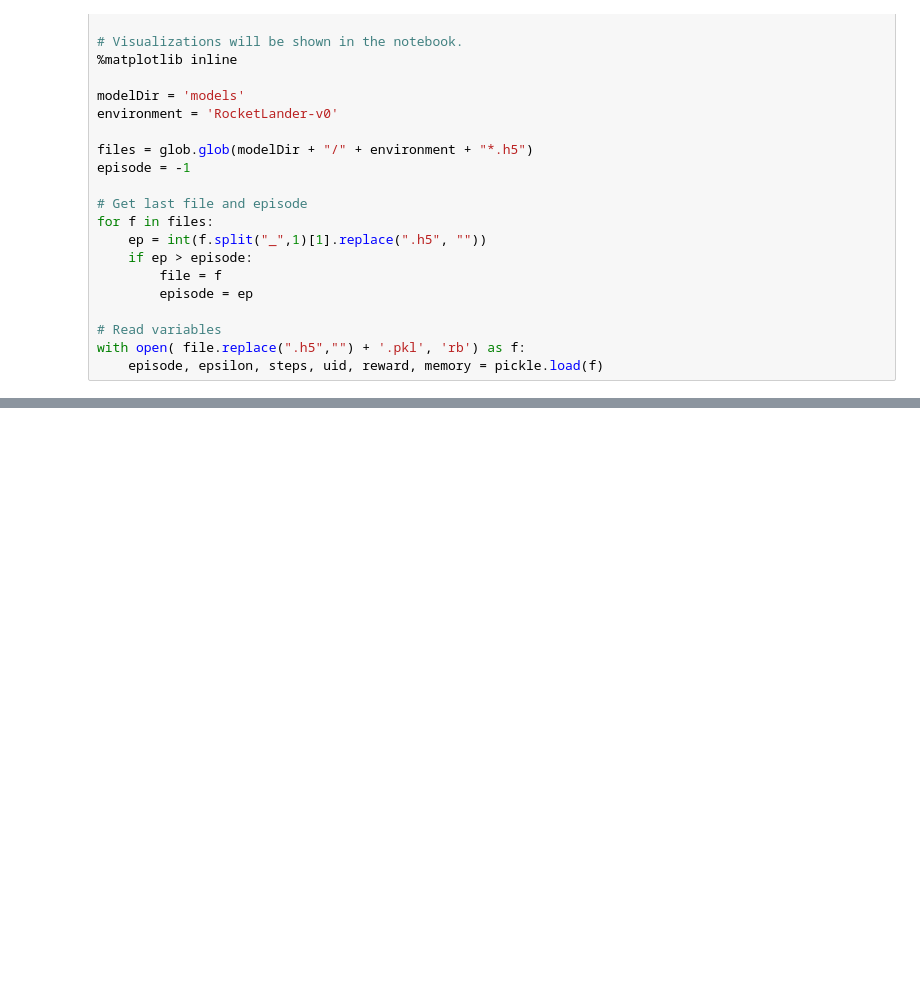
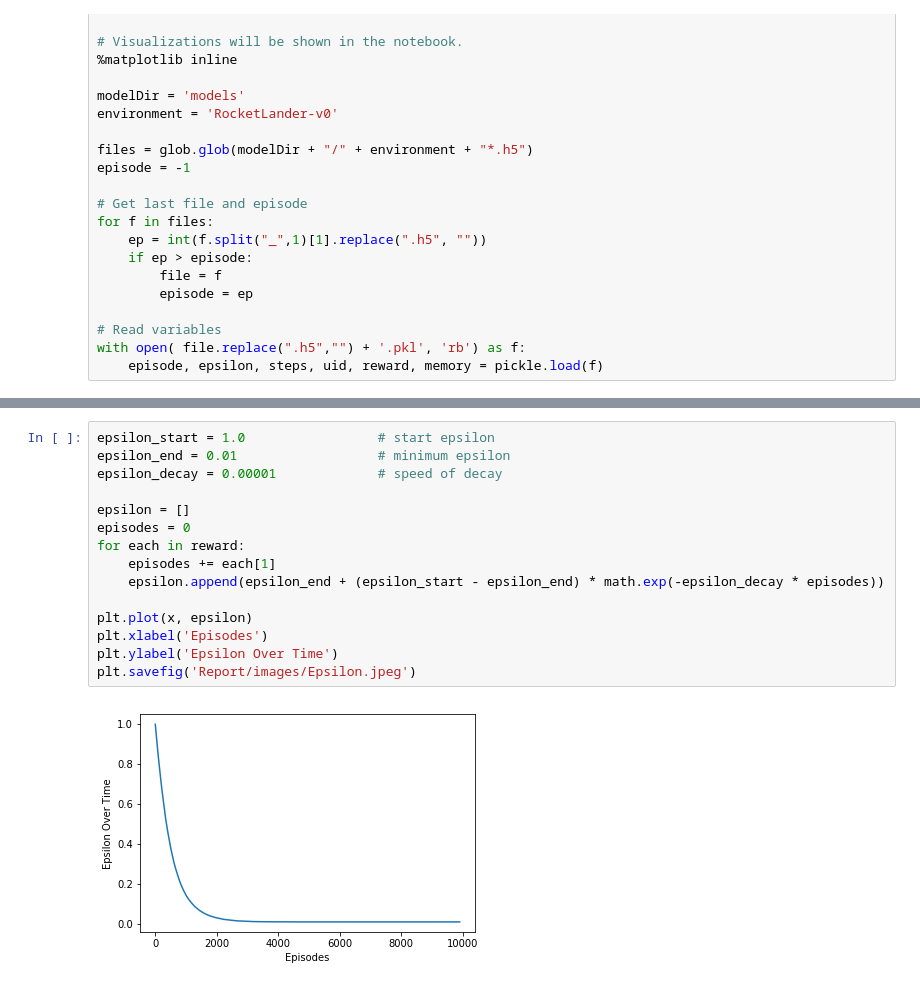
Before and after one commit to ibiscp/Rocket-Lander, a Jupyter notebook: Plots.ipynb, the cells around one changed output, grey strips where cells are left out. Saved outputs shown, nothing was run; the diff lists cells and outputs as text; blank space fills up the shorter version.

```diff
--- a/Plots.ipynb
+++ b/Plots.ipynb
@@ -42,0 +55,17 @@ plt.savefig('Report/images/rewardOverEpisodes.jpeg')
+# %%
+epsilon_start = 1.0                 # start epsilon
+epsilon_end = 0.01                  # minimum epsilon
+epsilon_decay = 0.00001             # speed of decay
+
+epsilon = []
+episodes = 0
+for each in reward:
+    episodes += each[1]
+    epsilon.append(epsilon_end + (epsilon_start - epsilon_end) * math.exp(-epsilon_decay * episodes))
+
+plt.plot(x, epsilon)
+plt.xlabel('Episodes')
+plt.ylabel('Epsilon Over Time')
+plt.savefig('Report/images/Epsilon.jpeg')
+# %% [output]
+[figure, added]
```
Also changed, not shown: parts of 3 cells of this notebook, 3 other files.
